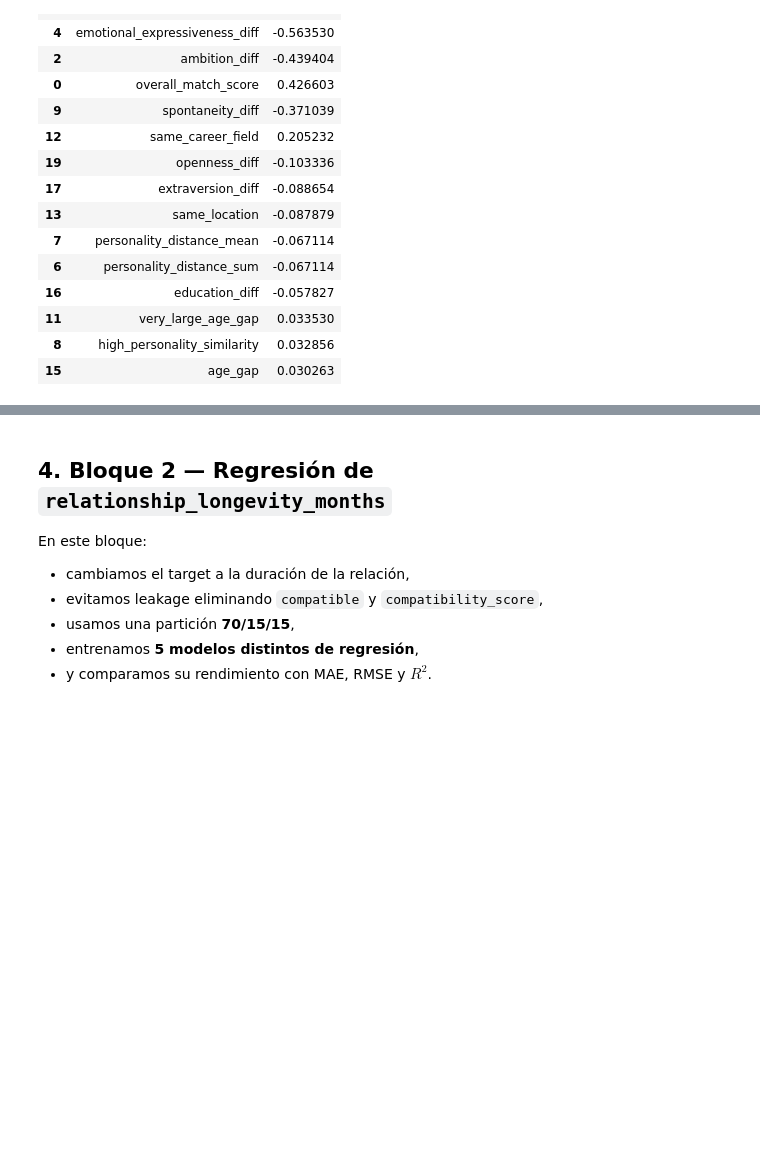
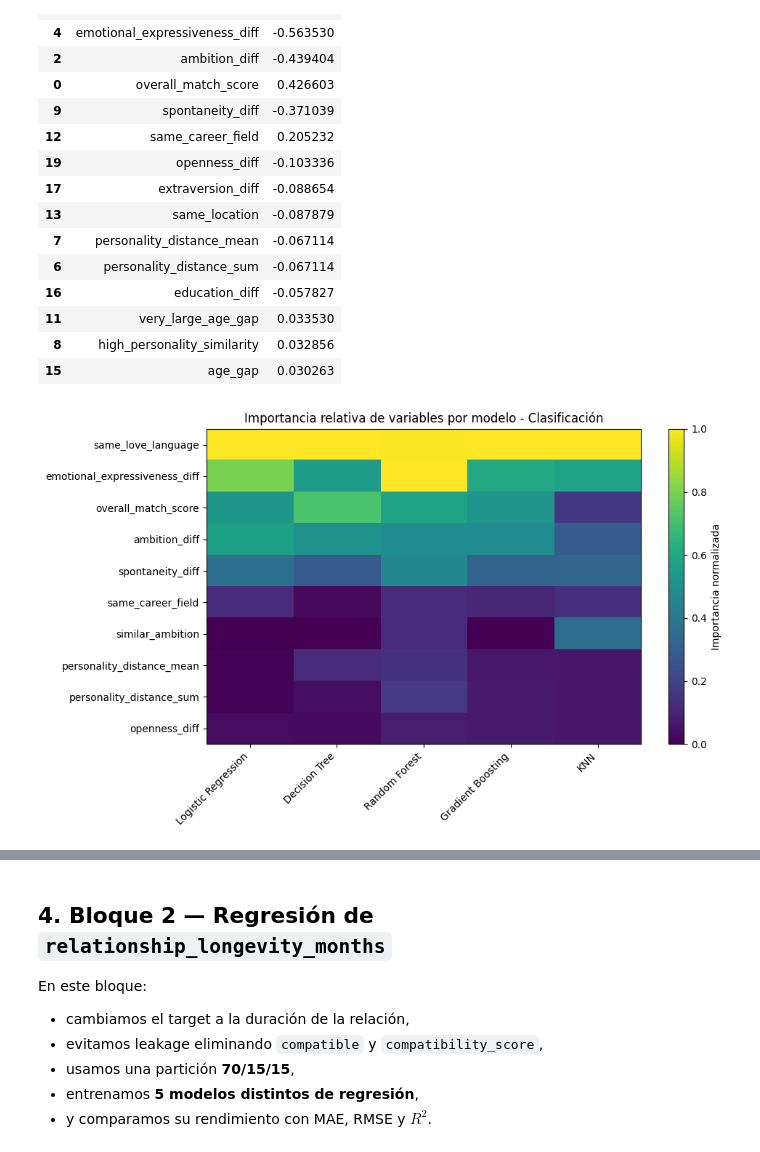
Before and after one commit to OscarDominguezOcana/DISIA-G5, a Jupyter notebook: [DISIA] - G5 - Hito 3.ipynb, the cells around one changed output, grey strips where cells are left out. Cells and saved outputs as stored; diff of their text form; code cells hidden in the pictures; blank space fills up the shorter version.

Commit message:
Graficas de importancia relativa de variables por modelo

```diff
--- a/[DISIA] - G5 - Hito 3.ipynb
+++ b/[DISIA] - G5 - Hito 3.ipynb
@@ -540,3 +541,49 @@ Top 15 coeficientes absolutos de Logistic Regression:
 | 11 | very_large_age_gap | 0.033530 |
 | 8 | high_personality_similarity | 0.032856 |
 | 15 | age_gap | 0.030263 |
+# %%
+# =========================
+# 3.7 IMPORTANCIA DE VARIABLES - CLASIFICACIÓN
+# =========================
+
+perm_importances_clf = {}
+
+for name, model in classification_models.items():
+    result = permutation_importance(
+        model,
+        X_val_clf_sel,
+        y_val_clf,
+        n_repeats=10,
+        random_state=42,
+        scoring="f1"
+    )
+
+    importances = pd.Series(result.importances_mean, index=selected_features_clf)
+    perm_importances_clf[name] = importances
+
+perm_importances_clf_df = pd.DataFrame(perm_importances_clf).fillna(0)
+
+# Nos quedamos con las 10 variables más relevantes en promedio
+top_features_clf = perm_importances_clf_df.mean(axis=1).sort_values(ascending=False).head(10).index
+perm_importances_clf_top = perm_importances_clf_df.loc[top_features_clf]
+
+# Normalización por modelo para que sean comparables visualmente
+perm_importances_clf_norm = perm_importances_clf_top.copy()
+for col in perm_importances_clf_norm.columns:
+    max_val = perm_importances_clf_norm[col].abs().max()
+    if max_val > 0:
+        perm_importances_clf_norm[col] = perm_importances_clf_norm[col] / max_val
+
+# Heatmap simple con matplotlib
+plt.figure(figsize=(10, 6))
+plt.imshow(perm_importances_clf_norm, aspect="auto")
+plt.colorbar(label="Importancia normalizada")
+plt.xticks(ticks=np.arange(len(perm_importances_clf_norm.columns)), labels=perm_importances_clf_norm.columns, rotation=45, ha="right")
+plt.yticks(ticks=np.arange(len(perm_importances_clf_norm.index)), labels=perm_importances_clf_norm.index)
+plt.title("Importancia relativa de variables por modelo - Clasificación")
+plt.tight_layout()
+plt.show()
+
+display(perm_importances_clf_top)
+# %% [output]
+[figure, added]
```
Also changed, not shown: parts of 3 cells of this notebook.
